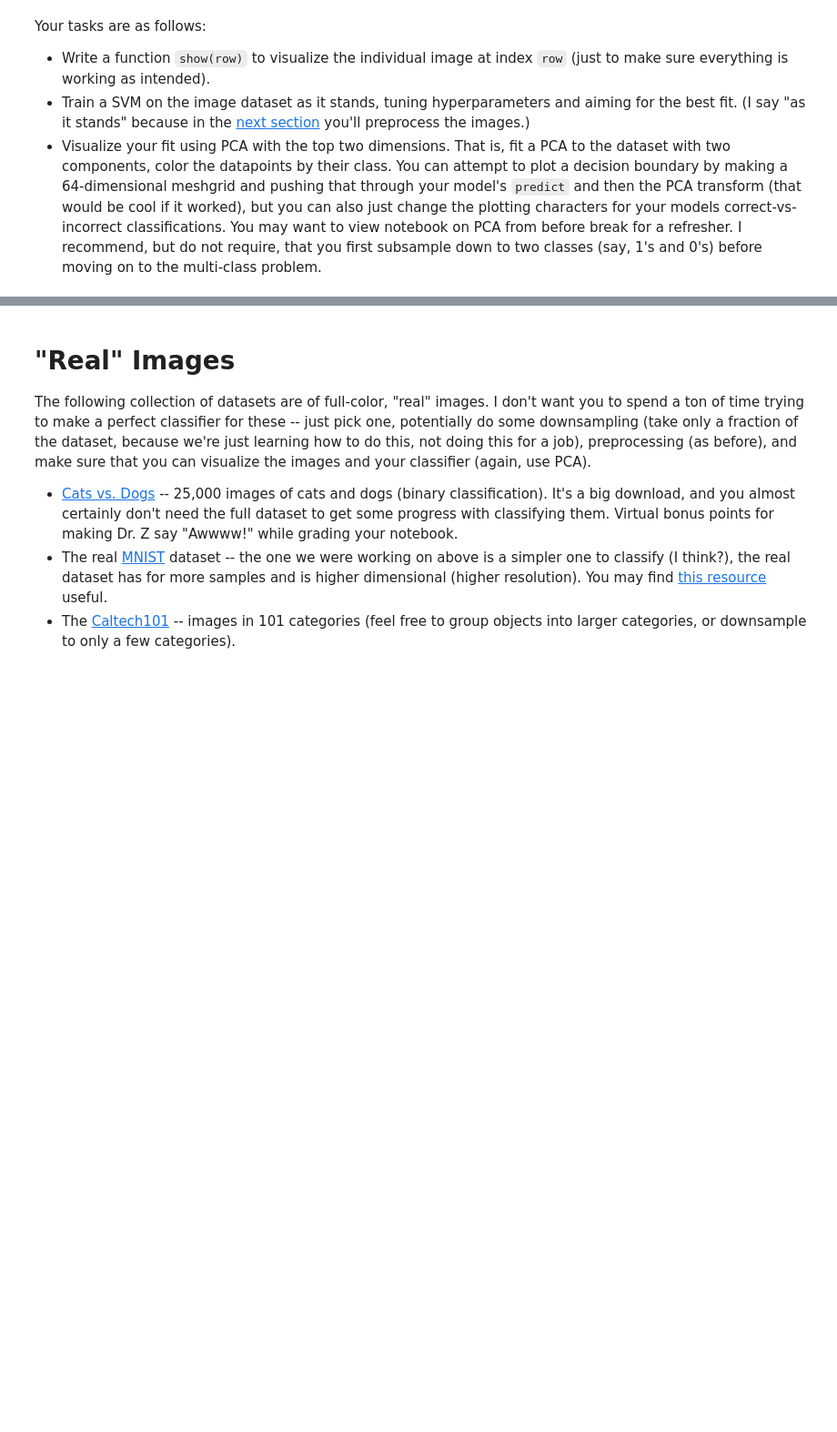
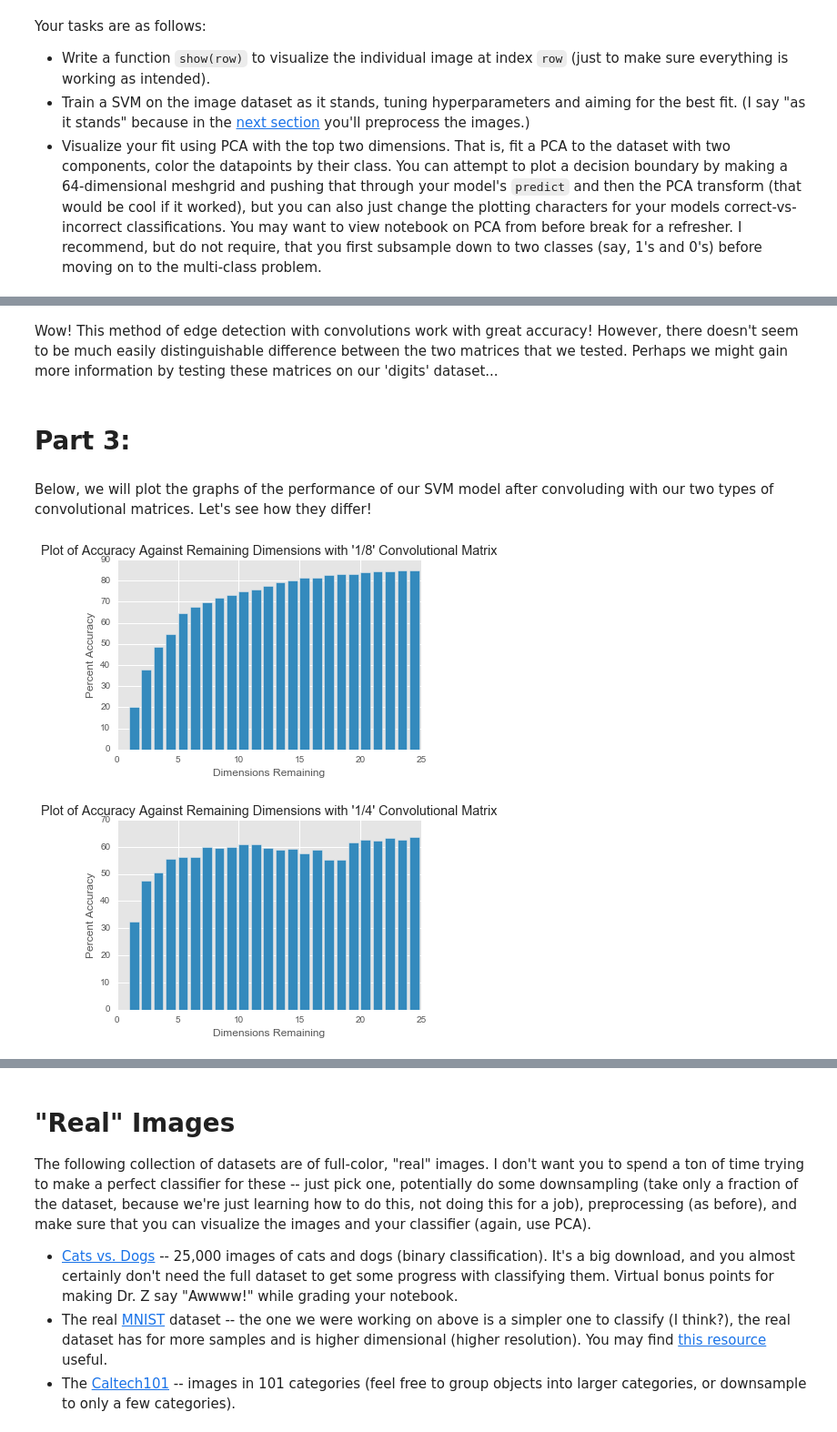
Before and after one commit to Reichenbachian/SVM_Examples, a Jupyter notebook: miniproject_SVMs.ipynb, the cells around one changed output, grey strips where cells are left out. Shown at 91% size. Drawn from its saved outputs; the diff is of its cells as text; code cells hidden in the pictures; blank space fills up the shorter version.

```diff
--- a/miniproject_SVMs.ipynb
+++ b/miniproject_SVMs.ipynb
@@ -169,9 +223,11 @@ This image data is pretty high-dimensional.  There are two preprocessing techniq
 # %%
-image = digits[0]
-showArray(image)
-matrix = [[-1/8,-1/8,-1/8],
+matrix1 = [[-1/8,-1/8,-1/8],
           [-1/8,   1,-1/8],
           [-1/8,-1/8,-1/8]]
+
+matrix2 = [[0,  -1/4,   0],
+          [-1/4,   1,-1/4],
+          [0,   -1/4,   0]]
 def convolve(imageArr, matrix, verbose=True):
     xLen = len(imageArr[0])-len(matrix[0])
     yLen = len(imageArr) - len(matrix)
@@ -187,8 +243,3 @@ def convolve(imageArr, matrix, verbose=True):
                         pixelSum += matrix[matrixY][matrixX]*imageArr[imageY+matrixY][imageX+matrixX]
             newImage[imageY][imageX] = pixelSum
     return newImage
-
-
-convolved = convolve(image.reshape(8,8), matrix)
-plt.imshow(convolved)
-plt.show()
@@ -248 +265,68 @@ plt.show()
 [figure]
+# %% [markdown]
+Wow! This method of edge detection with convolutions work with great accuracy! However, there doesn't seem to be much easily distinguishable difference between the two matrices that we tested. Perhaps we might gain more information by testing these matrices on our 'digits' dataset...
+# %% [markdown]
+# Part 3:
+# %% [markdown]
+Below, we will plot the graphs of the performance of our SVM model after convoluding with our two types of convolutional matrices. Let's see how they differ!
+# %%
+def pcaDataset(imageArr, numDems=20):
+    pca = PCA(n_components=numDems, svd_solver='full')
+    pca.fit(imageArr)
+    return pca.transform(imageArr)
+
+acc_ls_0 = []
+dem_ls_0 = []
+acc_ls_1 = []
+dem_ls_1 = []
+acc_ls_2 = []
+dem_ls_2 = []
+
+for nDems in range(1, 25):
+    for i in range(2):
+        mat = []
+        if i == 0:
+            mat = matrix1
+        elif i == 1:
+            mat = matrix2
+
+        cDigits = []
+        for dig in digits:
+            cDigits.append(convolve(dig.reshape(8,8), mat, verbose=False).reshape(25))
+        cDigitsN = np.array(cDigits)
+        pcaDigits = pcaDataset(cDigitsN, numDems = nDems)
+        svm = SVC()
+
+        # Test-train split:
+        split = int(len(pcaDigits)*.8)
+        # Train model:
+        svm.fit(pcaDigits[:split], y[:split])
+        # Test model:
+        predicted = svm.predict(pcaDigits[split:])
+        if i == 0:
+            acc_ls_0.append(np.sum([1 if predicted[i] == y[i+split] else 0 for i in range(len(predicted))])/len(predicted)*100)
+            dem_ls_0.append(nDems)
+        if i == 1:
+            acc_ls_1.append(np.sum([1 if predicted[i] == y[i+split] else 0 for i in range(len(predicted))])/len(predicted)*100)
+            dem_ls_1.append(nDems)
+
+fig = plt.figure()
+ax = fig.add_subplot(111)
+fig.subplots_adjust(top=0.85)
+ax.set_title('Plot of Accuracy Against Remaining Dimensions with \'1/8\' Convolutional Matrix')
+ax.set_xlabel('Dimensions Remaining')
+ax.set_ylabel('Percent Accuracy')
+plt.bar(dem_ls_0, acc_ls_0)
+plt.show()
+
+fig = plt.figure()
+ax = fig.add_subplot(111)
+fig.subplots_adjust(top=0.85)
+ax.set_title('Plot of Accuracy Against Remaining Dimensions with \'1/4\' Convolutional Matrix')
+ax.set_xlabel('Dimensions Remaining')
+ax.set_ylabel('Percent Accuracy')
+plt.bar(dem_ls_1, acc_ls_1)
+plt.show()
+# %% [output]
+[figure, added]
+[figure, added]
```
Also changed, not shown: parts of 15 cells of this notebook.
